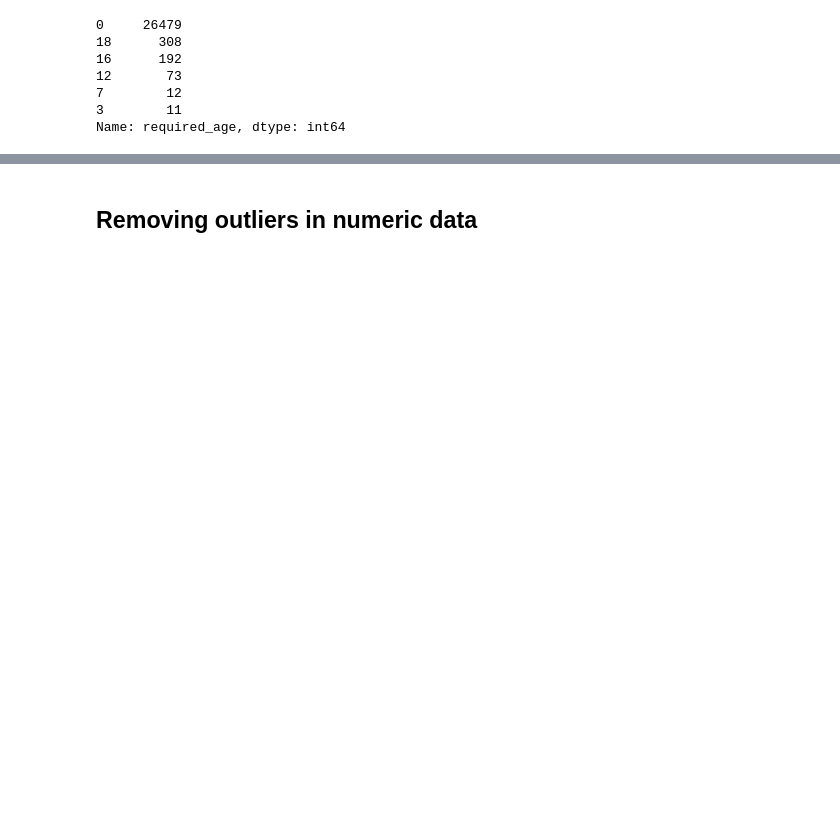
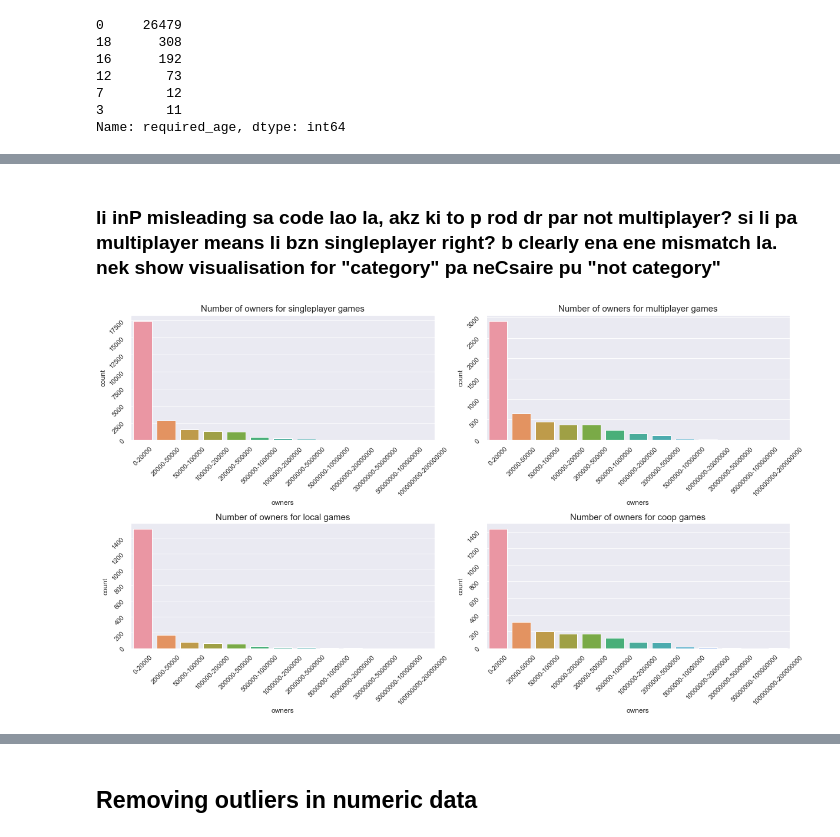
Before and after one commit to darrenchay/game_recommender, a Jupyter notebook: 1_steam_data_processing.ipynb, the cells around one changed output, grey strips where cells are left out. Cells and saved outputs as stored; diff of their text form; code cells hidden in the pictures; blank space fills up the shorter version.

```diff
--- a/1_steam_data_processing.ipynb
+++ b/1_steam_data_processing.ipynb
@@ -11,6 +9,6 @@ ModuleNotFoundError: No module named 'feather'
 # %%
 # Loading data
-steam_data = pd.read_csv('steam.csv')
+steam_data = pd.read_csv('Datasets/steam.csv')
 # game_desc = pd.read_csv('steam_description_data.csv')
 # user_data = pd.read_csv('user_data.csv')
 # %% [markdown]
@@ -337,0 +373,22 @@ plt.show()
+# %% [markdown]
+### li inP misleading sa code lao la, akz ki to p rod dr par not multiplayer? si li pa multiplayer means li bzn singleplayer right? b clearly ena ene mismatch la. nek show visualisation for "category" pa neCsaire pu "not category"
+# %%
+cols = ['singleplayer', 'multiplayer', 'local', 'coop']
+
+sns.set_style('darkgrid')
+f, axes = plt.subplots(2,2, figsize=(17,10))
+y = 0
+
+order = sorted(steam_data_encoded["owners"].unique(), key=lambda x: int(x.split('-')[0]))
+for c in cols:
+    i, j = divmod(y, 2)
+    ax = axes[i, j]
+    b=sns.countplot(data=steam_data_encoded[steam_data_encoded[c]], x="owners", ax=ax, order=order)
+    ax.set_title(f"Number of owners for {c} games", fontsize=15)
+    ax.tick_params(labelrotation=45)
+    y = y+1
+
+plt.tight_layout()
+plt.show()
+# %% [output]
+[figure, added]
```
Also changed, not shown: parts of 68 cells of this notebook.
